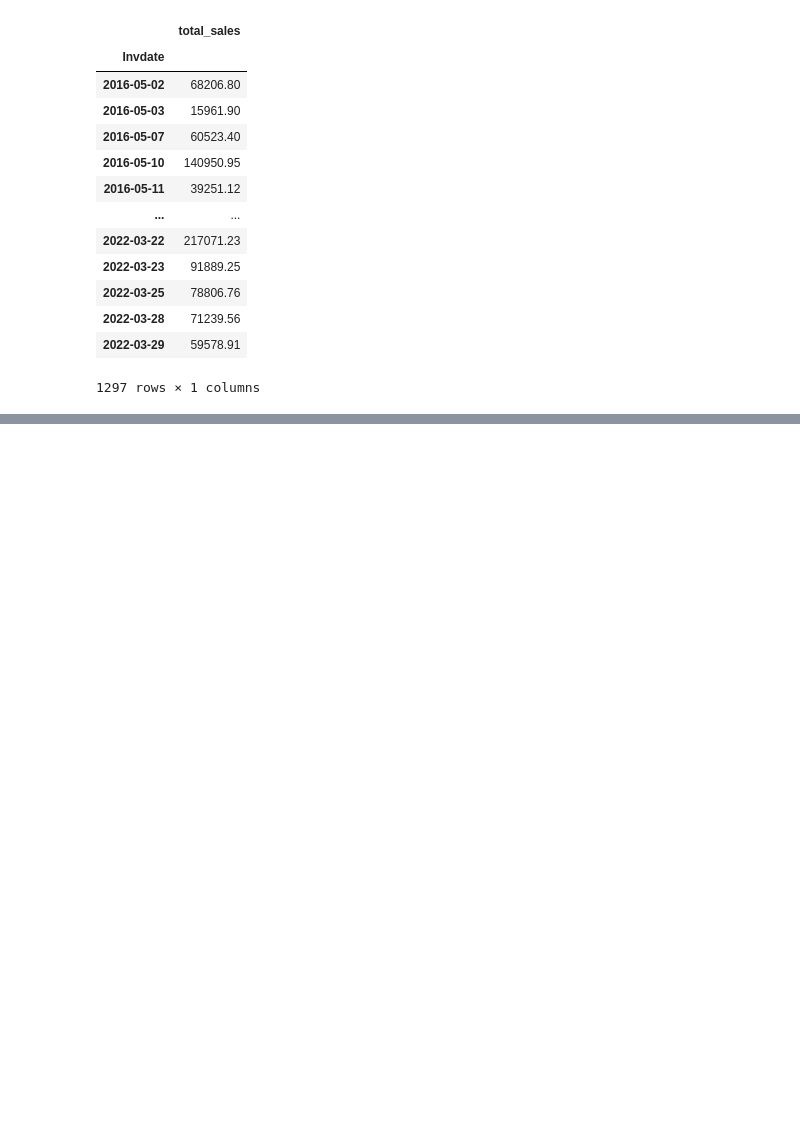
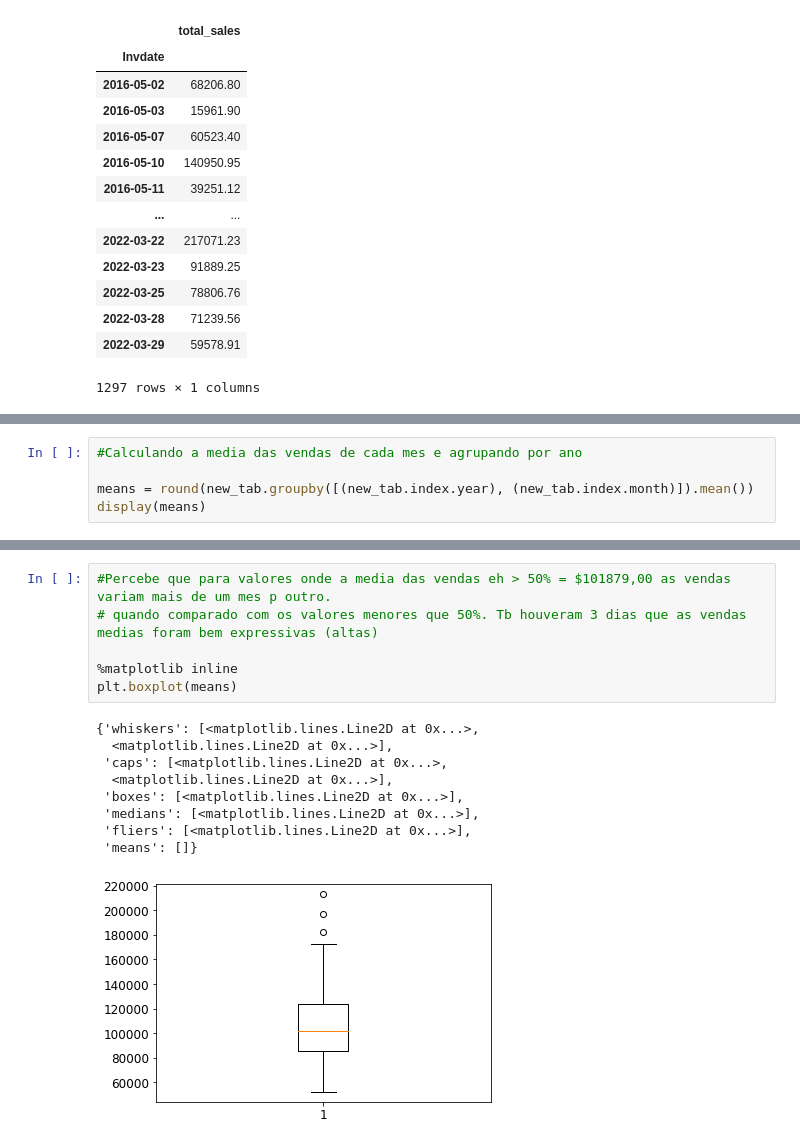
Before and after one commit to Keylla-Rodrigues/Forescasting-sales, a Jupyter notebook: Sales_estimation.ipynb, the cells around one changed output, grey strips where cells are left out. Drawn from its saved outputs; the diff is of its cells as text; blank space fills up the shorter version.

```diff
--- a/Sales_estimation.ipynb
+++ b/Sales_estimation.ipynb
@@ -78,0 +98,5 @@ display(means)
+# %%
+#Calculando a media das vendas de cada mes e agrupando por ano
+
+means = round(new_tab.groupby([(new_tab.index.year), (new_tab.index.month)]).mean())
+display(means)
@@ -117,0 +157,16 @@ means.plot(figsize=(20,7))
+# %%
+#Percebe que para valores onde a media das vendas eh > 50% = $101879,00 as vendas variam mais de um mes p outro.
+# quando comparado com os valores menores que 50%. Tb houveram 3 dias que as vendas medias foram bem expressivas (altas)
+
+%matplotlib inline
+plt.boxplot(means)
+# %% [output]
+{'whiskers': [<matplotlib.lines.Line2D at 0x...>,
+  <matplotlib.lines.Line2D at 0x...>],
+ 'caps': [<matplotlib.lines.Line2D at 0x...>,
+  <matplotlib.lines.Line2D at 0x...>],
+ 'boxes': [<matplotlib.lines.Line2D at 0x...>],
+ 'medians': [<matplotlib.lines.Line2D at 0x...>],
+ 'fliers': [<matplotlib.lines.Line2D at 0x...>],
+ 'means': []}
+[figure, added]
```
Also changed, not shown: parts of 10 cells of this notebook.
